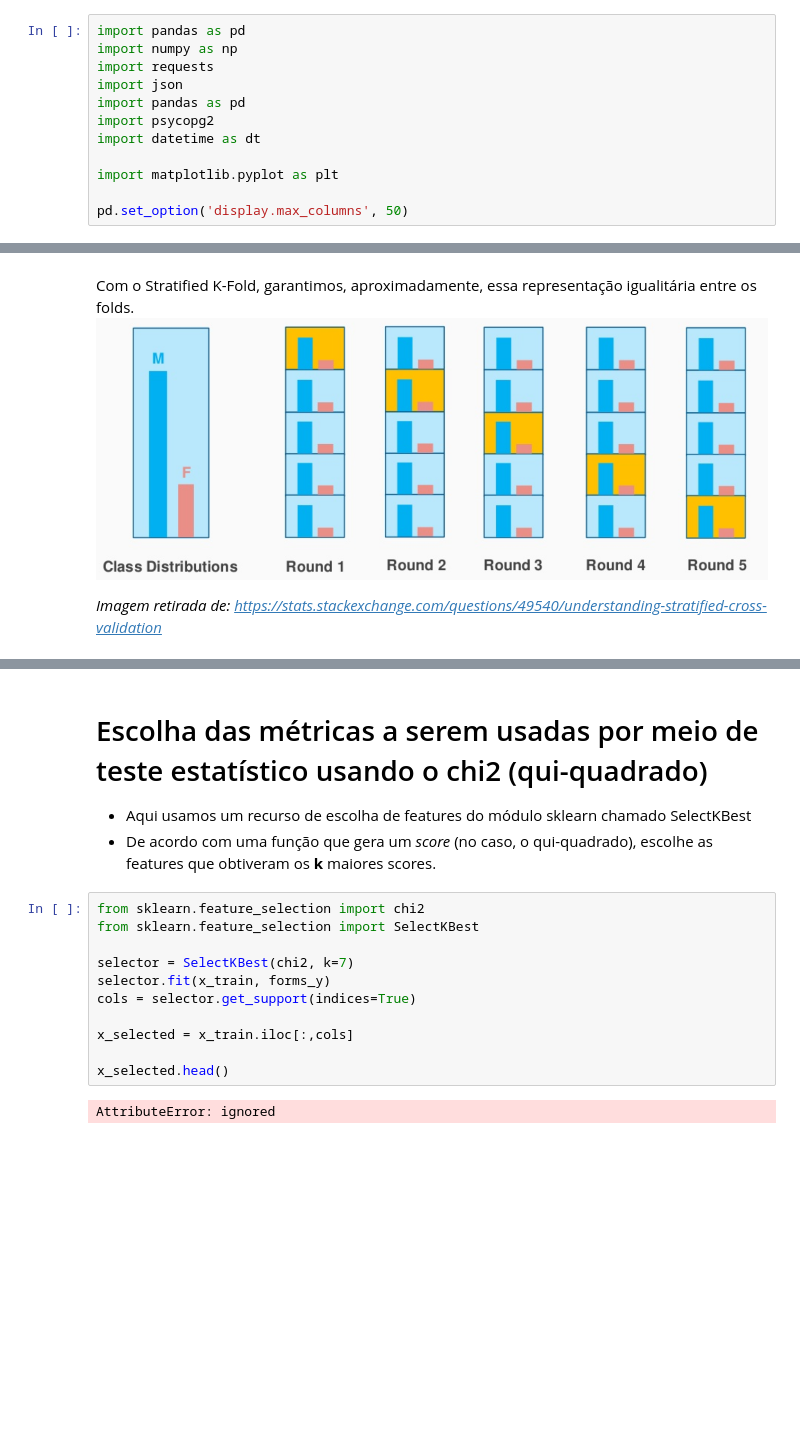
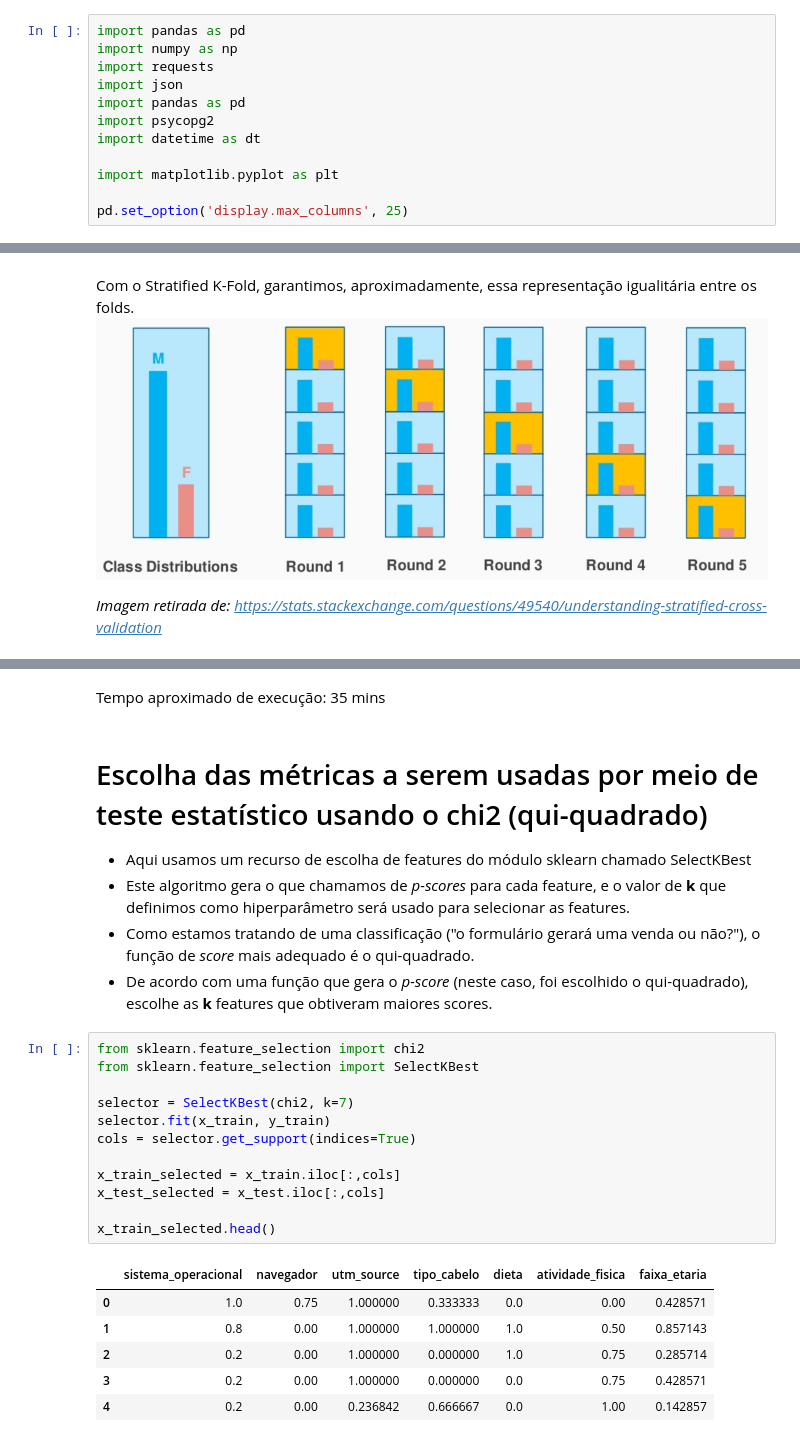
Before and after one commit to samuel0711/Desafio, a Jupyter notebook: desafio.ipynb, the cells around one changed output, grey strips where cells are left out. Drawn from its saved outputs; the diff is of its cells as text; blank space fills up the shorter version.

```diff
--- a/desafio.ipynb
+++ b/desafio.ipynb
@@ -11,7 +11,7 @@ import datetime as dt
 
 import matplotlib.pyplot as plt
 
-pd.set_option('display.max_columns', 50)
+pd.set_option('display.max_columns', 25)
 # %% [markdown]
 # Criando funções de auxílio
 # %%
@@ -254,20 +252,30 @@ The best model is: Linear Regression with value: 0.8957792966468044
+# %% [markdown]
+Tempo aproximado de execução: 35 mins
 # %% [markdown]
 # Escolha das métricas a serem usadas por meio de teste estatístico usando o chi2 (qui-quadrado)
 
 
 
 *   Aqui usamos um recurso de escolha de features do módulo sklearn chamado SelectKBest
-  *   De acordo com uma função que gera um *score* (no caso, o qui-quadrado), escolhe as features que obtiveram os **k** maiores scores.
+  *   Este algoritmo gera o que chamamos de *p-scores* para cada feature, e o valor de **k** que definimos como hiperparâmetro será usado para selecionar as features.
+  *   Como estamos tratando de uma classificação ("o formulário gerará uma venda ou não?"), o função de *score* mais adequado é o qui-quadrado.
+  *   De acordo com uma função que gera o *p-score* (neste caso, foi escolhido o qui-quadrado), escolhe as **k** features que obtiveram maiores scores.
 # %%
 from sklearn.feature_selection import chi2
 from sklearn.feature_selection import SelectKBest
 
 selector = SelectKBest(chi2, k=7)
-selector.fit(x_train, forms_y)
+selector.fit(x_train, y_train)
 cols = selector.get_support(indices=True)
 
-x_selected = x_train.iloc[:,cols]
+x_train_selected = x_train.iloc[:,cols]
+x_test_selected = x_test.iloc[:,cols]
 
-x_selected.head()
+x_train_selected.head()
 # %% [output]
-AttributeError: ignored
+|  | sistema_operacional | navegador | utm_source | tipo_cabelo | dieta | atividade_fisica | faixa_etaria |
+| 0 | 1.0 | 0.75 | 1.000000 | 0.333333 | 0.0 | 0.00 | 0.428571 |
+| 1 | 0.8 | 0.00 | 1.000000 | 1.000000 | 1.0 | 0.50 | 0.857143 |
+| 2 | 0.2 | 0.00 | 1.000000 | 0.000000 | 1.0 | 0.75 | 0.285714 |
+| 3 | 0.2 | 0.00 | 1.000000 | 0.000000 | 0.0 | 0.75 | 0.428571 |
+| 4 | 0.2 | 0.00 | 0.236842 | 0.666667 | 0.0 | 1.00 | 0.142857 |
```
Also changed, not shown: parts of 9 cells of this notebook.
